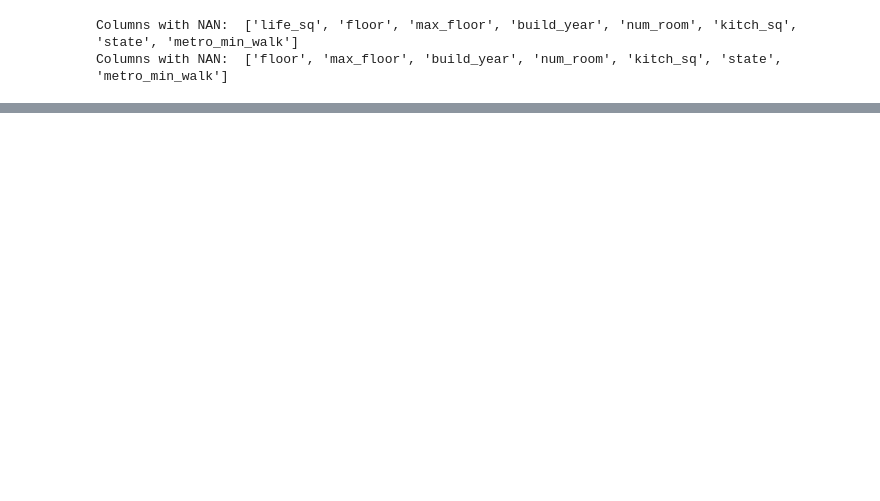
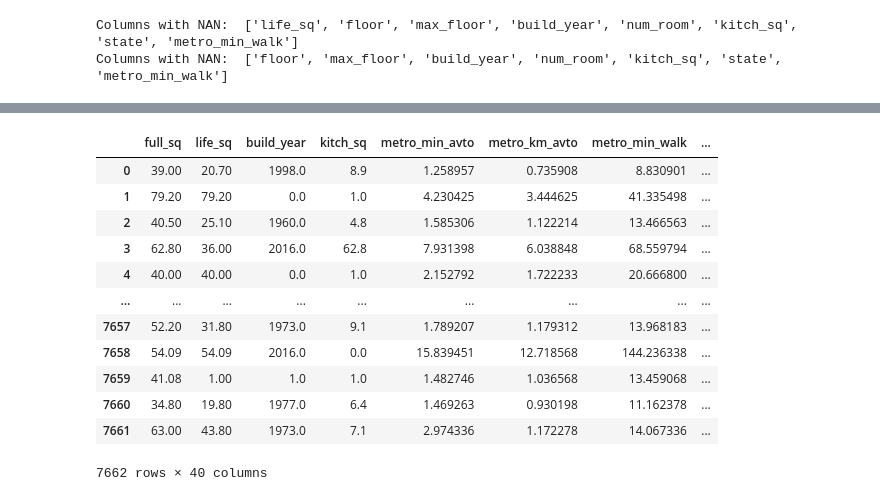
Before and after one commit to AndrewNYK/Sberbank-Market-Price-Prediction, a Jupyter notebook: preprocessing/preprocess.ipynb, the cells around one changed output, grey strips where cells are left out. Drawn from its saved outputs; the diff is of its cells as text; code cells hidden in the pictures; blank space fills up the shorter version.

```diff
--- a/preprocessing/preprocess.ipynb
+++ b/preprocessing/preprocess.ipynb
@@ -130,0 +393,33 @@ pd.reset_option('display.max_rows')
+# %%
+# df_drop_categorical = df.drop(columns=categorical_cols, axis=1)
+# # Remove rows with outliers
+# # df_no_outliers = remove_outliers_iqr(df_drop_categorical)
+
+# for c in categorical_cols:
+#     df_no_outliers[c] = df[c]
+
+for c in categorical_cols:
+    df[c] = df[c].astype('category')
+
+df_drop_categorical = df.drop(columns=categorical_cols, axis=1)
+
+for c in categorical_cols:
+    df_drop_categorical[c] = df[c]
+
+display(df_drop_categorical)
+
+# df = pd.get_dummies(df, columns=categorical_cols, dtype='int64')
+# %% [output]
+|  | full_sq | life_sq | build_year | kitch_sq | metro_min_avto | metro_km_avto | metro_min_walk | ... |
+| 0 | 39.00 | 20.70 | 1998.0 | 8.9 | 1.258957 | 0.735908 | 8.830901 | ... |
+| 1 | 79.20 | 79.20 | 0.0 | 1.0 | 4.230425 | 3.444625 | 41.335498 | ... |
+| 2 | 40.50 | 25.10 | 1960.0 | 4.8 | 1.585306 | 1.122214 | 13.466563 | ... |
+| 3 | 62.80 | 36.00 | 2016.0 | 62.8 | 7.931398 | 6.038848 | 68.559794 | ... |
+| 4 | 40.00 | 40.00 | 0.0 | 1.0 | 2.152792 | 1.722233 | 20.666800 | ... |
+| ... | ... | ... | ... | ... | ... | ... | ... | ... |
+| 7657 | 52.20 | 31.80 | 1973.0 | 9.1 | 1.789207 | 1.179312 | 13.968183 | ... |
+| 7658 | 54.09 | 54.09 | 2016.0 | 0.0 | 15.839451 | 12.718568 | 144.236338 | ... |
+| 7659 | 41.08 | 1.00 | 1.0 | 1.0 | 1.482746 | 1.036568 | 13.459068 | ... |
+| 7660 | 34.80 | 19.80 | 1977.0 | 6.4 | 1.469263 | 0.930198 | 11.162378 | ... |
+| 7661 | 63.00 | 43.80 | 1973.0 | 7.1 | 2.974336 | 1.172278 | 14.067336 | ... |
+7662 rows × 40 columns
```
Also changed, not shown: parts of 13 cells of this notebook, 9 other files.
